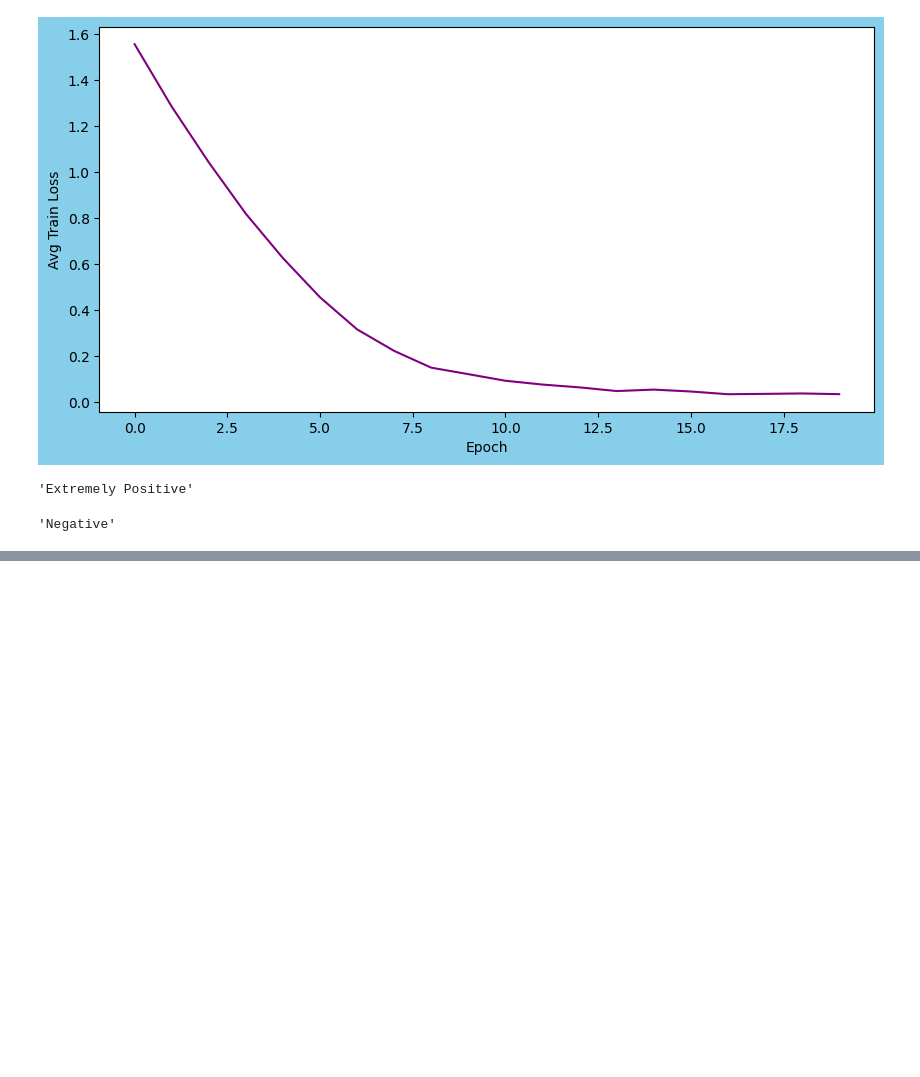
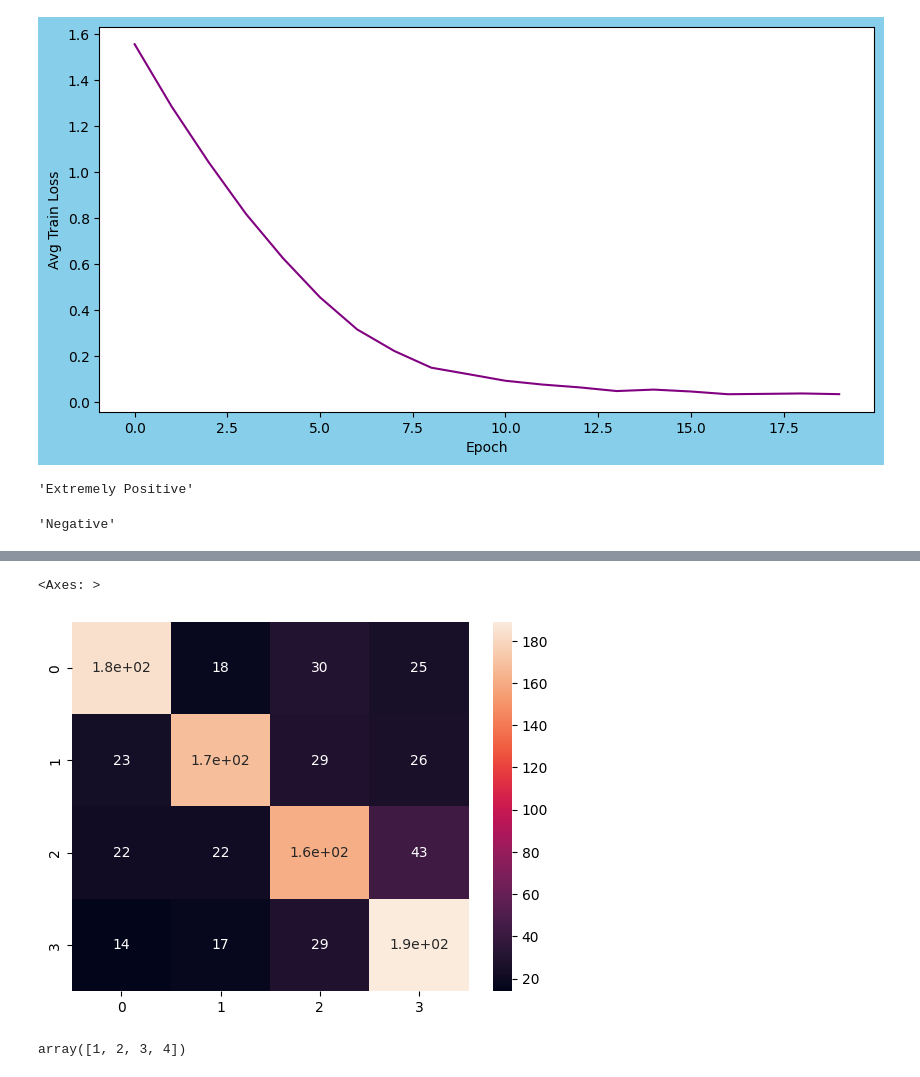
Before and after one commit to LuchianPeledutse/ML, a Jupyter notebook: p_nlp.ipynb, the cells around one changed output, grey strips where cells are left out. Cells and saved outputs as stored; diff of their text form; code cells hidden in the pictures; blank space fills up the shorter version.

Commit message:
Solved news dataset for NLP

```diff
--- a/p_nlp.ipynb
+++ b/p_nlp.ipynb
@@ -278,0 +430,7 @@ model_inf('but I hate everything about this stupid exam')
+# %%
+vocab_size = tok.get_vocab_size()
+embed_dim = 300
+hidden_size = 150
+# %%
+my_mod = ClassificationModel(vocab_size,embed_dim,hidden_size)
+my_mod
@@ -278,0 +472,16 @@ model_inf('but I hate everything about this stupid exam')
+# %%
+@torch.no_grad()
+def get_preds(model,Val):
+    model.eval()
+    the_loader = DataLoader(dataset = Val, shuffle = False, batch_size = 1)
+    y_true_list = []
+    y_pred_list = []
+    for X,y in the_loader:
+        probs = model(X).softmax(dim = 1)
+        distribution = Categorical(probs)
+        y_pred = distribution.sample()
+        y_true_list.append(y.item())
+        y_pred_list.append(y_pred.item())
+    return np.array(y_true_list),np.array(y_pred_list)
+# %%
+y_true, y_pred = get_preds(my_mod,News_torch_test)
@@ -278,0 +502,10 @@ model_inf('but I hate everything about this stupid exam')
+# %%
+conf_matrix = confusion_matrix(y_true = y_true,y_pred = y_pred)
+heatmap(conf_matrix,annot = True)
+# %% [output]
+<Axes: >
+[figure, added]
+# %%
+label_encoder.classes_
+# %% [output]
+array([1, 2, 3, 4])
```
Also changed, not shown: parts of 33 cells of this notebook, 1 other file.
